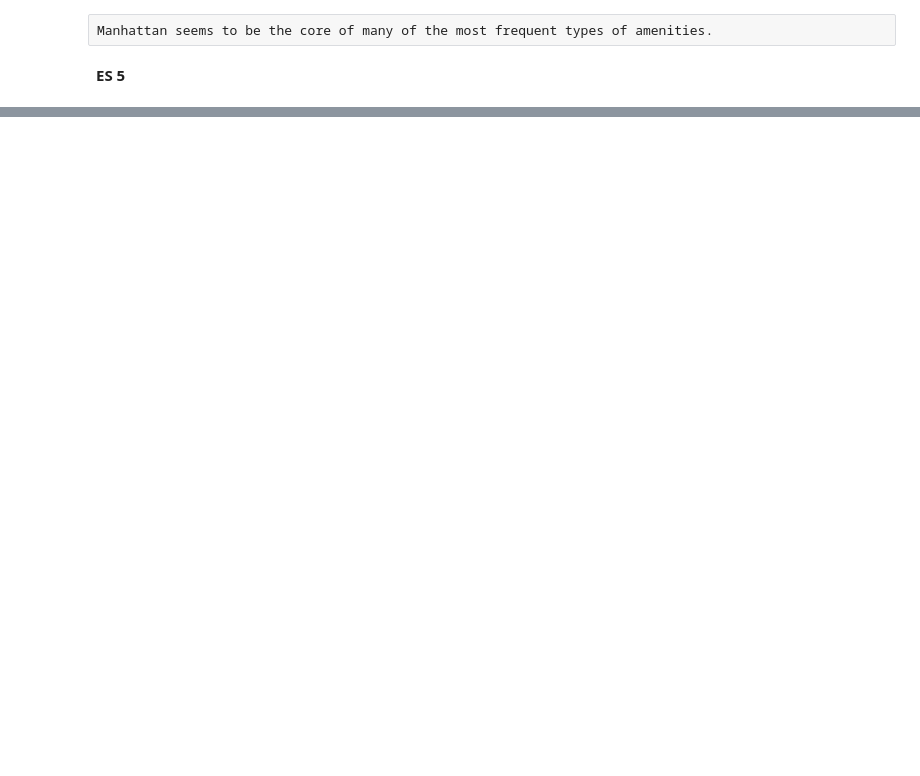
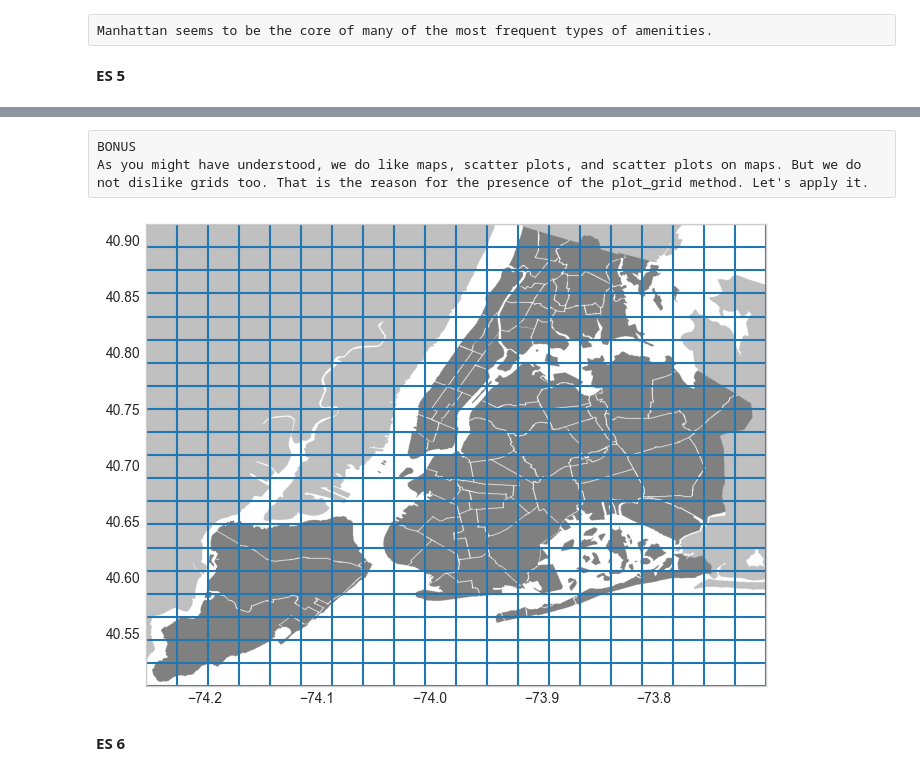
Before and after one commit to letiBri/DS-ML, a Jupyter notebook: LAB02/LAB02_corretto.ipynb, the cells around one changed output, grey strips where cells are left out. Drawn from its saved outputs; the diff is of its cells as text; code cells hidden in the pictures; blank space fills up the shorter version.

```diff
--- a/LAB02/LAB02_corretto.ipynb
+++ b/LAB02/LAB02_corretto.ipynb
@@ -375,0 +382,36 @@ Manhattan seems to be the core of many of the most frequent types of amenities.
+# %%
+class Cell_converter:
+    def __init__(self, df, n_splits):
+        # salva i limiti geografici del dataset (latitudine e longitudine min/max)
+        self.lat_min = df['@lat'].min()
+        self.lat_max = df['@lat'].max()
+        self.long_min = df['@lon'].min()
+        self.long_max = df['@lon'].max()
+        self.n_splits = n_splits  # numero di suddivisioni (celle) per lato della griglia
+
+    def plot_grid(self, ax):
+        # crea i punti di separazione (linee orizzontali e verticali) per la griglia
+        lat_steps = np.linspace(self.lat_min, self.lat_max, self.n_splits + 1)   # suddivide la latitudine in segmenti uguali
+        long_steps = np.linspace(self.long_min, self.long_max, self.n_splits + 1)  # suddivide la longitudine in segmenti uguali
+        ax.hlines(lat_steps, self.long_min, self.long_max)  # disegna le linee orizzontali della griglia
+        ax.vlines(long_steps, self.lat_min, self.lat_max)   # disegna le linee verticali della griglia
+
+    def point_to_cell_coord(self, long, lat):
+        # calcola in quale cella (x, y) si trova un punto dato lat/lon
+        x = int((long - self.long_min) / (self.long_max - self.long_min) * self.n_splits)  # posizione orizzontale (colonna)
+        y = int((lat - self.lat_min) / (self.lat_max - self.lat_min) * self.n_splits)      # posizione verticale (riga)
+        return x, y  # restituisce le coordinate della cella (x, y)
+
+    def point_to_cell_id(self, long, lat):
+        # converte la posizione (x, y) in un singolo ID di cella
+        x, y = self.point_to_cell_coord(long, lat)  # calcola le coordinate della cella
+        return y * n_splits + x  # calcola l'indice unico (tipo numerazione da sinistra a destra, riga per riga)
+
+# numero di divisioni della mappa (20 celle per lato → 400 celle totali)
+n_splits = 20
+cell_conv = Cell_converter(pois_df, n_splits)  # crea un oggetto per convertire coordinate in celle
+
+# per ogni riga del DataFrame, calcola la cella in cui si trova il POI e la salva in una nuova colonna
+pois_df['cell_id'] = pois_df.apply(lambda x: cell_conv.point_to_cell_id(x['@lon'], x['@lat']), axis=1)
+
+pois_df.head()  # mostra le prime righe del DataFrame aggiornato
@@ -375,0 +426,11 @@ Manhattan seems to be the core of many of the most frequent types of amenities.
+# %% [raw]
+BONUS
+As you might have understood, we do like maps, scatter plots, and scatter plots on maps. But we do not dislike grids too. That is the reason for the presence of the plot_grid method. Let's apply it.
+# %%
+yet_another_map = Map(pois_df)     # crea un nuovo oggetto della classe Map con i POI del DataFrame (stesso funzionamento visto prima)
+ax = yet_another_map.plot_map()    # disegna la mappa di New York come immagine di sfondo e restituisce l'oggetto Axes su cui disegnare
+cell_conv.plot_grid(ax)            # usa il metodo plot_grid() della classe Cell_converter per disegnare una griglia sopra la mappa
+# %% [output]
+[figure, added]
+# %% [markdown]
+**ES 6**
```
Also changed, not shown: parts of 20 cells of this notebook.
